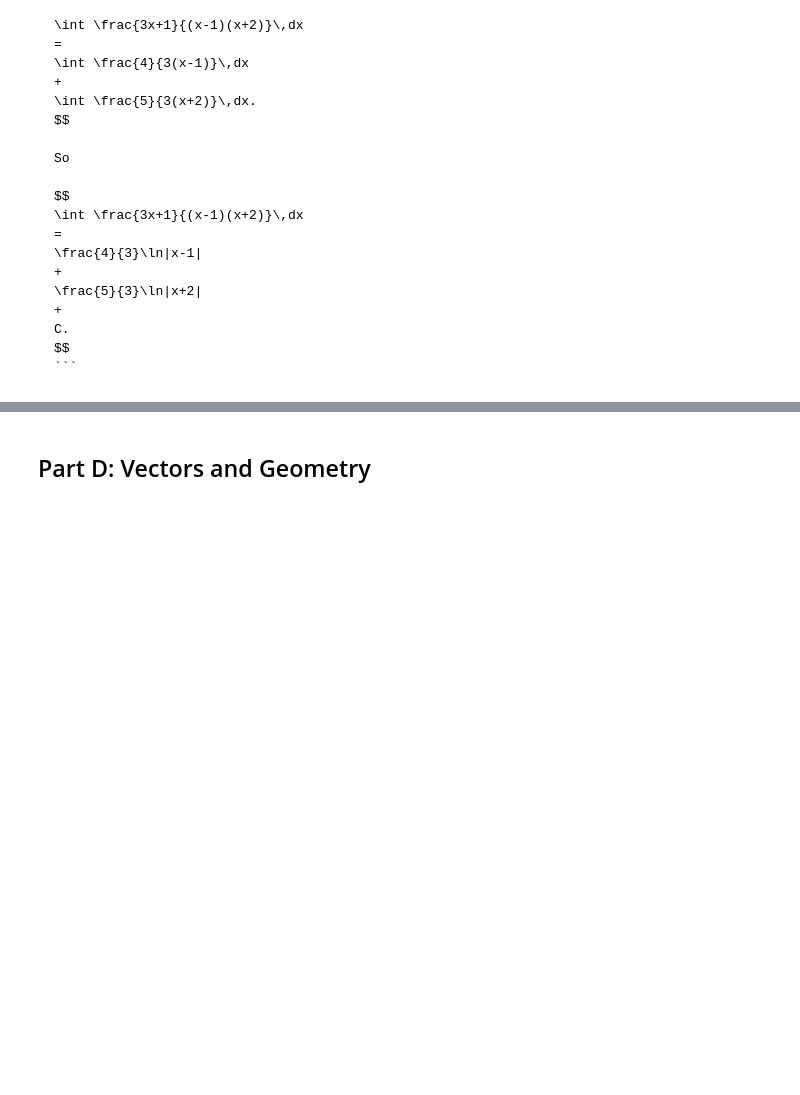
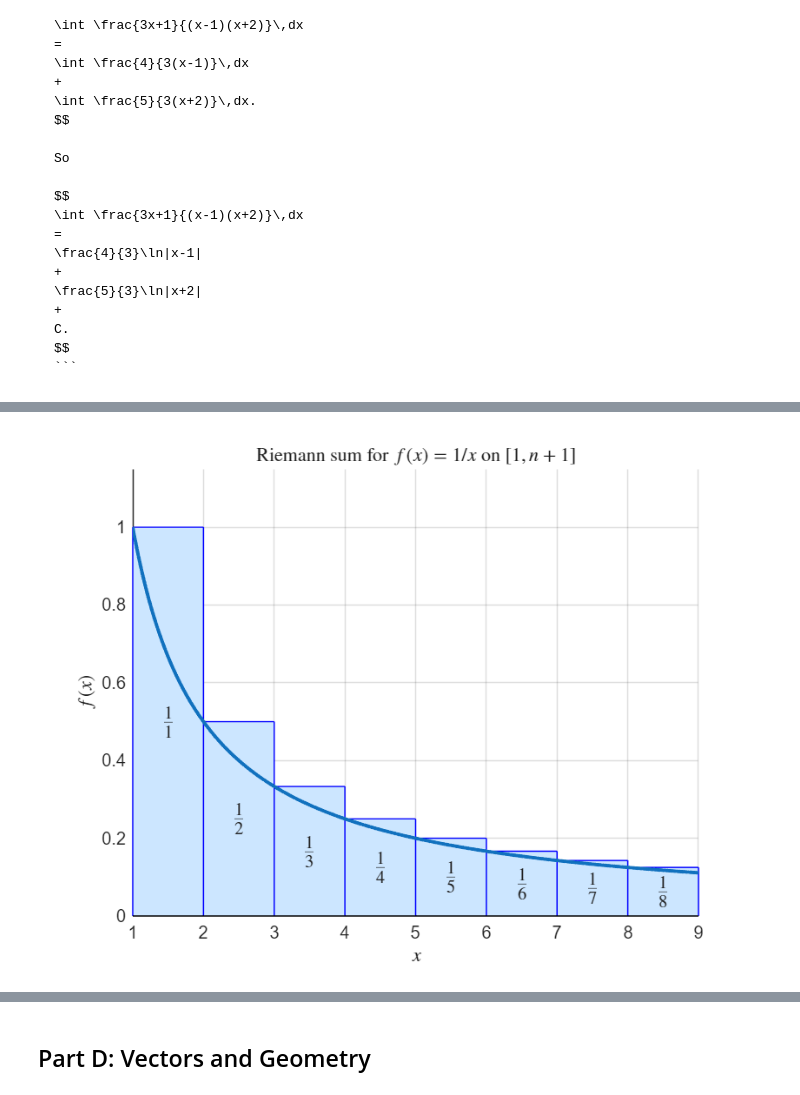
Before and after one commit to joelmiller/Laplace, a Jupyter notebook: docs/_sources/prereqs/SelfDiagnostic.ipynb, the cells around one changed output, grey strips where cells are left out. Cells and saved outputs as stored; diff of their text form; code cells hidden in the pictures; blank space fills up the shorter version.

```diff
--- a/docs/_sources/prereqs/SelfDiagnostic.ipynb
+++ b/docs/_sources/prereqs/SelfDiagnostic.ipynb
@@ -2074,0 +2428,84 @@ $$
+# %%
+% Plot f(x) = 1/x on [1,n+1] and illustrate the left-endpoint
+% Riemann sum using n rectangles.
+%
+% This shows that the left-endpoint Riemann sum is
+%
+%   1 + 1/2 + 1/3 + ... + 1/n.
+%
+% Each rectangle has width Delta_x = 1.
+
+clear
+clc
+clf
+
+n = 8;          % Change this to show more or fewer terms
+a = 1;
+b = n + 1;
+
+Delta_x = (b-a)/n;
+
+% Left endpoints
+x_left = a + (0:n-1)*Delta_x;
+
+% Function values at the left endpoints
+heights = 1 ./ x_left;
+
+% Areas of the rectangles
+areas = heights * Delta_x;
+
+% Riemann sum
+riemann_sum = sum(areas);
+
+% Exact integral
+exact_integral = log(n+1);
+
+% Plot the function
+x = linspace(a,b,800);
+y = 1 ./ x;
+
+figure
+hold on
+
+% Draw rectangles first
+for i = 1:n
+    left = x_left(i);
+    height = heights(i);
+    area = areas(i);
+
+    rectangle('Position',[left,0,Delta_x,height], ...
+              'FaceColor',[0.8 0.9 1.0], ...
+              'EdgeColor','b')
+
+    % Label each rectangle by its area.
+    label_x = left + Delta_x/2;
+    label_y = height/2;
+
+    text(label_x,label_y,sprintf('$\\frac{1}{%d}$',i), ...
+         'HorizontalAlignment','center', ...
+         'VerticalAlignment','middle', 'Interpreter', 'latex')
+end
+
+% Plot the curve on top of the rectangles
+plot(x,y,'LineWidth',2)
+
+% Plot the x-axis
+plot([a b],[0 0],'k')
+
+xlabel('$x$','Interpreter','latex')
+ylabel('$f(x)$','Interpreter','latex')
+
+title('Riemann sum for $f(x)=1/x$ on $[1,n+1]$','Interpreter','latex')
+
+xlim([a b])
+ylim([0 1.15])
+grid on
+
+fprintf('n = %d.\n',n)
+fprintf('Delta x = %.4f.\n',Delta_x)
+fprintf('The Riemann sum is %.6f.\n',riemann_sum)
+fprintf('The exact integral is log(n+1) = %.6f.\n',exact_integral)
+fprintf('The Riemann sum is larger than the integral by %.6f.\n',riemann_sum - exact_integral)
+saveas(gcf,'C13.png')
+# %% [output]
+[figure, added]
```
Also changed, not shown: parts of 37 cells of this notebook, 22 other files.
